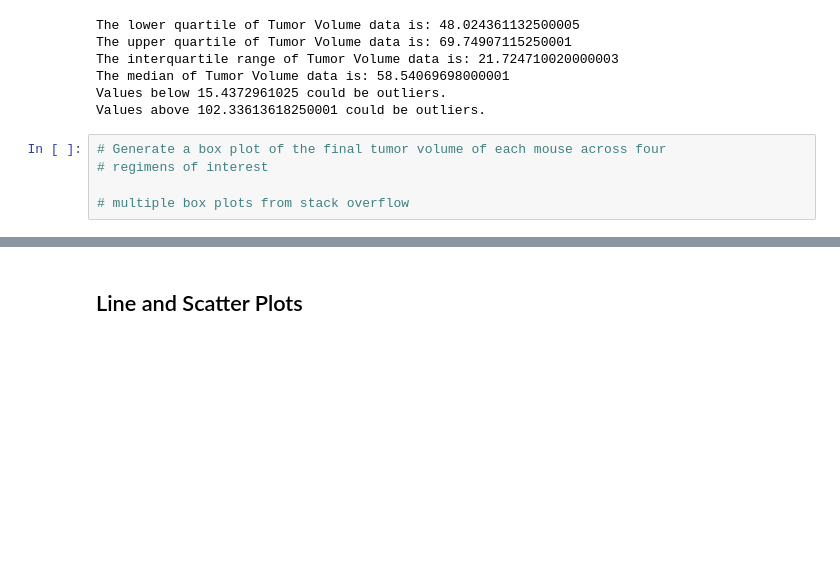
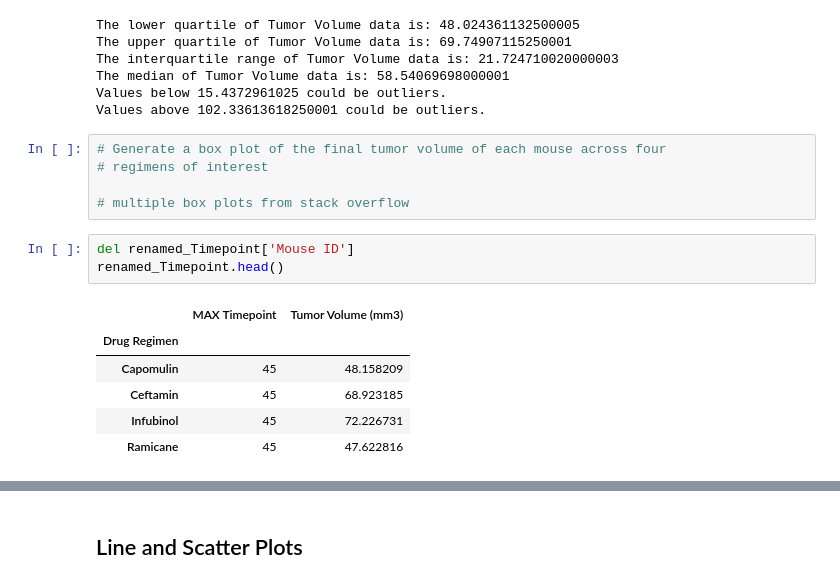
Before and after one commit to lgrayes/matplotlib-challenge, a Jupyter notebook: Pymaceuticals/matTest03.ipynb, the cells around one changed output, grey strips where cells are left out. Drawn from its saved outputs; the diff is of its cells as text; blank space fills up the shorter version.

```diff
--- a/Pymaceuticals/matTest03.ipynb
+++ b/Pymaceuticals/matTest03.ipynb
@@ -725,6 +725,16 @@ Values above 102.33613618250001 could be outliers.
 # regimens of interest
 
 # multiple box plots from stack overflow
+# %%
+del renamed_Timepoint['Mouse ID']
+renamed_Timepoint.head()
+# %% [output]
+|  | MAX Timepoint | Tumor Volume (mm3) |
+| Drug Regimen |  |  |
+| Capomulin | 45 | 48.158209 |
+| Ceftamin | 45 | 68.923185 |
+| Infubinol | 45 | 72.226731 |
+| Ramicane | 45 | 47.622816 |
 # %%
 for column in renamed_Timepoint:
     plt.figure()
```
Also changed, not shown: parts of 9 cells of this notebook.
